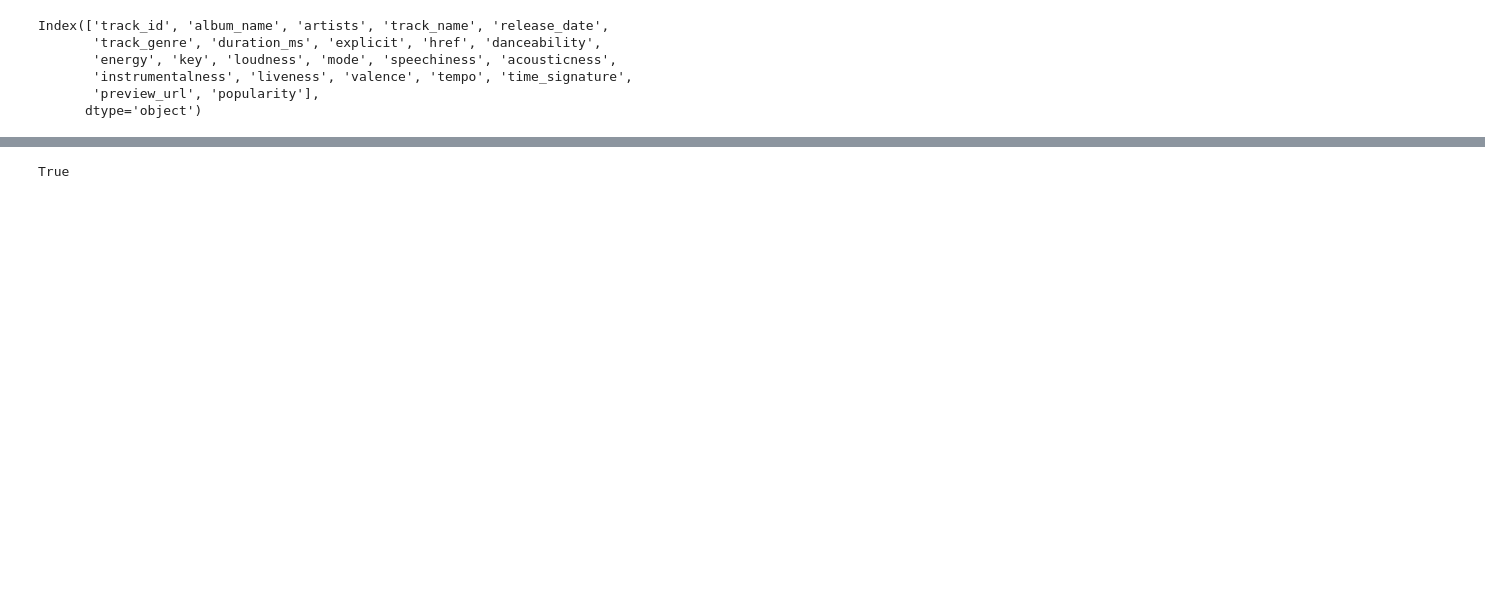
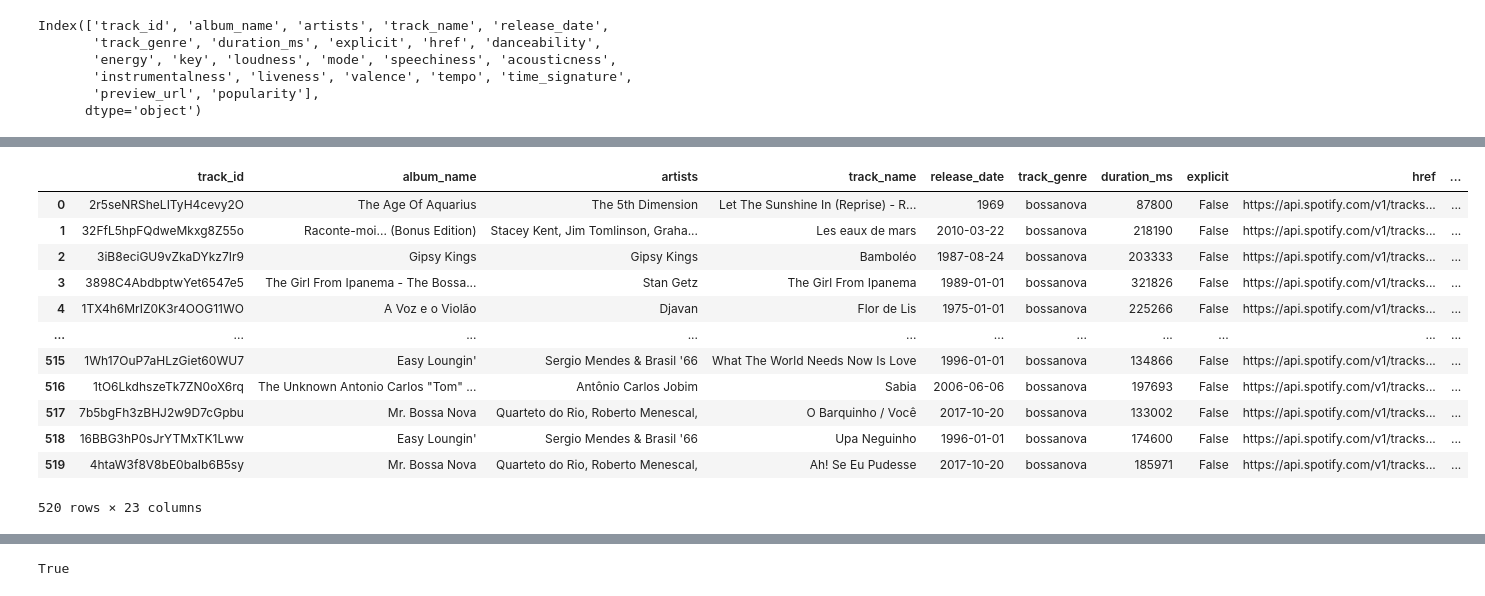
Before and after one commit to ounnuqul/Spotify_Popularity_Prediction_Model_Capstone_Project, a Jupyter notebook: EDA_new_data.ipynb, the cells around one changed output, grey strips where cells are left out. Saved outputs shown, nothing was run; the diff lists cells and outputs as text; code cells hidden in the pictures; blank space fills up the shorter version.

```diff
--- a/EDA_new_data.ipynb
+++ b/EDA_new_data.ipynb
@@ -25,3 +49,19 @@ Index(['track_id', 'album_name', 'artists', 'track_name', 'release_date',
+# %%
+df[df['track_genre']=='bossanova']
+# %% [output]
+|  | track_id | album_name | artists | track_name | release_date | track_genre | duration_ms | explicit | href | ... |
+| 0 | 2r5seNRSheLITyH4cevy2O | The Age Of Aquarius | The 5th Dimension | Let The Sunshine In (Reprise) - R... | 1969 | bossanova | 87800 | False | https://api.spotify.com/v1/tracks... | ... |
+| 1 | 32FfL5hpFQdweMkxg8Z55o | Raconte-moi... (Bonus Edition) | Stacey Kent, Jim Tomlinson, Graha... | Les eaux de mars | 2010-03-22 | bossanova | 218190 | False | https://api.spotify.com/v1/tracks... | ... |
+| 2 | 3iB8eciGU9vZkaDYkz7Ir9 | Gipsy Kings | Gipsy Kings | Bamboléo | 1987-08-24 | bossanova | 203333 | False | https://api.spotify.com/v1/tracks... | ... |
+| 3 | 3898C4AbdbptwYet6547e5 | The Girl From Ipanema - The Bossa... | Stan Getz | The Girl From Ipanema | 1989-01-01 | bossanova | 321826 | False | https://api.spotify.com/v1/tracks... | ... |
+| 4 | 1TX4h6MrIZ0K3r4OOG11WO | A Voz e o Violão | Djavan | Flor de Lis | 1975-01-01 | bossanova | 225266 | False | https://api.spotify.com/v1/tracks... | ... |
+| ... | ... | ... | ... | ... | ... | ... | ... | ... | ... | ... |
+| 515 | 1Wh17OuP7aHLzGiet60WU7 | Easy Loungin' | Sergio Mendes & Brasil '66 | What The World Needs Now Is Love | 1996-01-01 | bossanova | 134866 | False | https://api.spotify.com/v1/tracks... | ... |
+| 516 | 1tO6LkdhszeTk7ZN0oX6rq | The Unknown Antonio Carlos "Tom" ... | Antônio Carlos Jobim | Sabia | 2006-06-06 | bossanova | 197693 | False | https://api.spotify.com/v1/tracks... | ... |
+| 517 | 7b5bgFh3zBHJ2w9D7cGpbu | Mr. Bossa Nova | Quarteto do Rio, Roberto Menescal, | O Barquinho / Você | 2017-10-20 | bossanova | 133002 | False | https://api.spotify.com/v1/tracks... | ... |
+| 518 | 16BBG3hP0sJrYTMxTK1Lww | Easy Loungin' | Sergio Mendes & Brasil '66 | Upa Neguinho | 1996-01-01 | bossanova | 174600 | False | https://api.spotify.com/v1/tracks... | ... |
+| 519 | 4htaW3f8V8bE0baIb6B5sy | Mr. Bossa Nova | Quarteto do Rio, Roberto Menescal, | Ah! Se Eu Pudesse | 2017-10-20 | bossanova | 185971 | False | https://api.spotify.com/v1/tracks... | ... |
+520 rows × 23 columns
 # %%
 #plotting populairty distribtuion by genre
 plt.figure()
```
Also changed, not shown: parts of 4 cells of this notebook, 1 other file.
